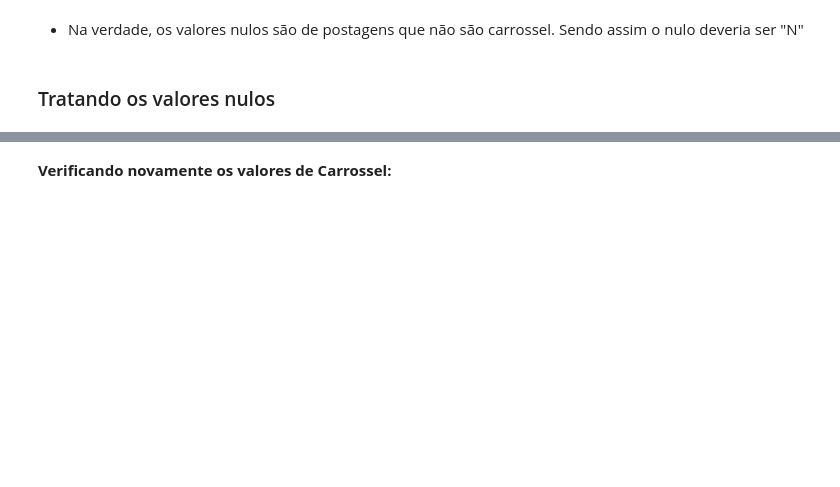
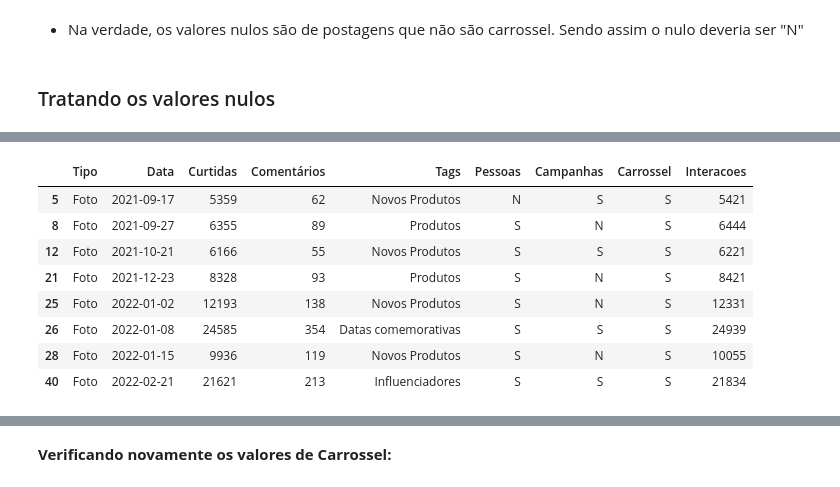
Before and after one commit to flavioferraz13/Projetos_Python_Portifolio, a Jupyter notebook: Analisando Engajamento Instagram/Analisando o engajamento do Instagram - Arquivo Inicial.ipynb, the cells around one changed output, grey strips where cells are left out. Drawn from its saved outputs; the diff is of its cells as text; code cells hidden in the pictures; blank space fills up the shorter version.

```diff
--- a/Analisando Engajamento Instagram/Analisando o engajamento do Instagram - Arquivo Inicial.ipynb
+++ b/Analisando Engajamento Instagram/Analisando o engajamento do Instagram - Arquivo Inicial.ipynb
@@ -83,4 +154,15 @@ base.head(10)
 # %%
 # Buscando valores que NAO sao nulos
+base.loc[base['Carrossel'].notnull()]
+# %% [output]
+|  | Tipo | Data | Curtidas | Comentários | Tags | Pessoas | Campanhas | Carrossel | Interacoes |
+| 5 | Foto | 2021-09-17 | 5359 | 62 | Novos Produtos | N | S | S | 5421 |
+| 8 | Foto | 2021-09-27 | 6355 | 89 | Produtos | S | N | S | 6444 |
+| 12 | Foto | 2021-10-21 | 6166 | 55 | Novos Produtos | S | S | S | 6221 |
+| 21 | Foto | 2021-12-23 | 8328 | 93 | Produtos | S | N | S | 8421 |
+| 25 | Foto | 2022-01-02 | 12193 | 138 | Novos Produtos | S | N | S | 12331 |
+| 26 | Foto | 2022-01-08 | 24585 | 354 | Datas comemorativas | S | S | S | 24939 |
+| 28 | Foto | 2022-01-15 | 9936 | 119 | Novos Produtos | S | N | S | 10055 |
+| 40 | Foto | 2022-02-21 | 21621 | 213 | Influenciadores | S | S | S | 21834 |
 # %%
 # Selecionando apenas a coluna Carrossel
```
Also changed, not shown: parts of 25 cells of this notebook, 1 other file.
